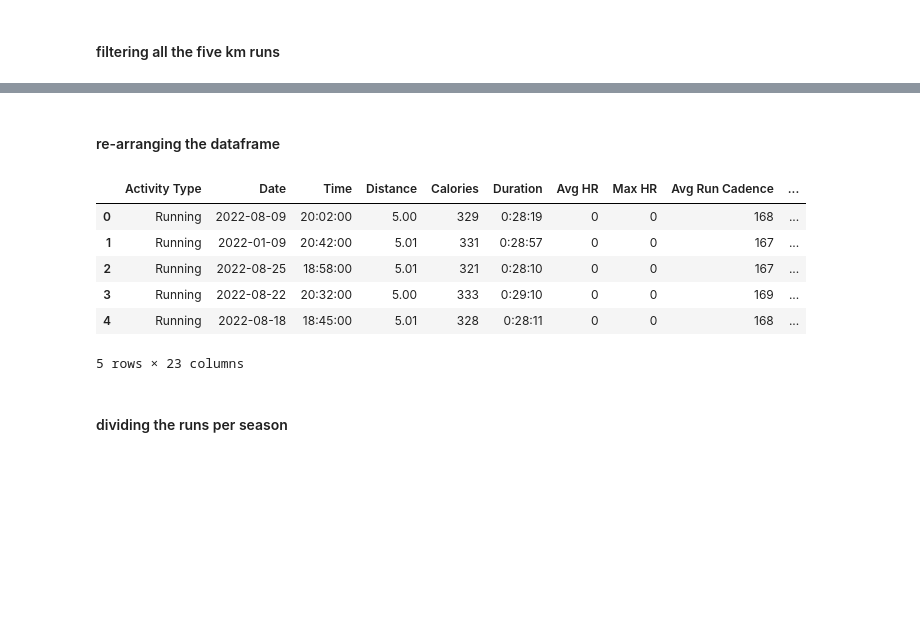
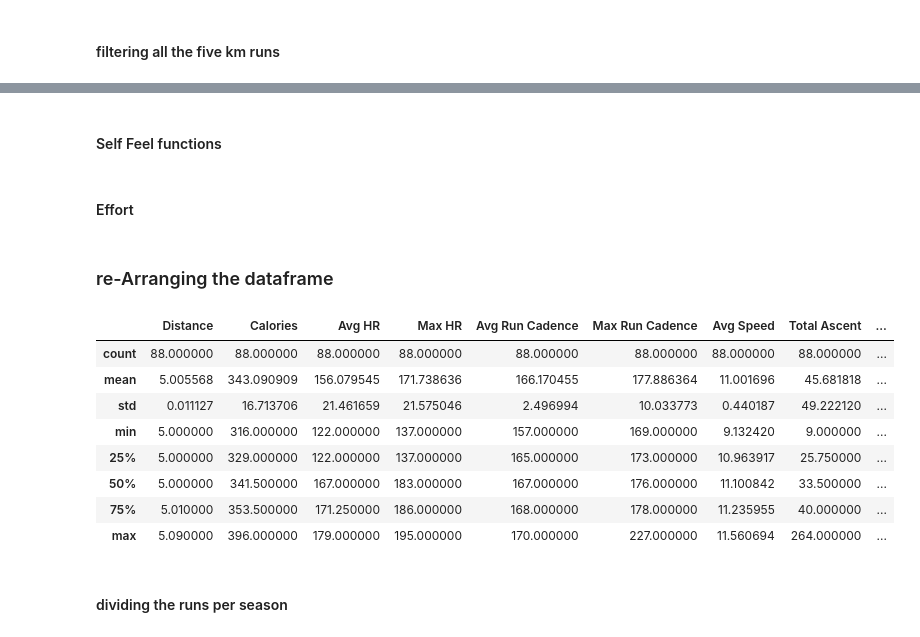
Before and after one commit to yonatan1golan/Running-Analysis, a Jupyter notebook: running_analysis.ipynb, the cells around one changed output, grey strips where cells are left out. Cells and saved outputs as stored; diff of their text form; code cells hidden in the pictures; blank space fills up the shorter version.

```diff
--- a/running_analysis.ipynb
+++ b/running_analysis.ipynb
@@ -14,13 +14,13 @@ import datetime as dt
 # %%
-def load_data(file: str) -> pd.DataFrame:
+def load_data(loc: str) -> pd.DataFrame:
     """
     param file: the name of the file with the running data
-    :return: dataframe with the data
+    return: dataframe with the data
     """
-    return pd.read_csv(file)
-file = r"running_activities.csv"
-data = load_data(file)
-data.rename(columns = {"Time" : "Duration"}, inplace=True)
+    return pd.read_csv(loc)
+location = r"running_activities.csv"
+data = load_data(location)
+data.rename(columns = {"Time" : "Duration", "Place": "Location"}, inplace=True)
 data.head()
 # %% [output]
 |  | Activity Type | Date | Distance | Calories | Duration | Avg HR | Max HR | Avg Run Cadence | ... |
@@ -33 +35,11 @@ data.head()
+# %%
+for empty_col in data.columns:
+    data.loc[data[empty_col] == "--", empty_col] = 0
+
+# columns with empty data
+cols_to_numeric = ["Avg HR", "Max HR", "Total Ascent", "Total Descent", "Min Elevation", "Max Elevation", "Effort", "Self Feel"]
+for col in cols_to_numeric:
+    data[col] = pd.to_numeric(data[col])
+    min_value = round(data[col].mean())
+    data.loc[data[col] == 0, col] = min_value
 # %% [markdown]
@@ -51,0 +273,2 @@ five_km_runs.describe()
+# %% [markdown]
+#### Self Feel functions
@@ -51,0 +301,2 @@ five_km_runs.describe()
+# %% [markdown]
+#### Effort
@@ -52,23 +329,34 @@ five_km_runs.describe()
 # %% [markdown]
-#### re-arranging the dataframe
+### re-Arranging the dataframe
 # %%
+# Making average speed, form of km/h
+average_speeds = [(60/pace_as_number(avg_pace)) for avg_pace in five_km_runs["Avg Pace"]]
+five_km_runs["Avg Speed"] = average_speeds
+
+# Dividing the date into two columns, data and time
 five_km_runs["Dates"] = pd.to_datetime(five_km_runs["Date"]).dt.date
 five_km_runs["Time"] = pd.to_datetime(five_km_runs["Date"]).dt.time
 five_km_runs = five_km_runs.drop("Date", axis=1)
 five_km_runs.rename(columns = {"Dates" : "Date"}, inplace=True)
 cols = list(five_km_runs)
+
+# re-arranging the location of the dataframe
 cols.insert(1, cols.pop(cols.index("Date")))
 cols.insert(2, cols.pop(cols.index("Time")))
+cols.insert(10, cols.pop(cols.index("Avg Speed")))
 five_km_runs = five_km_runs.loc[:, cols]
-five_km_runs.head(5)
+
+five_km_runs.describe()
 # %% [output]
-|  | Activity Type | Date | Time | Distance | Calories | Duration | Avg HR | Max HR | Avg Run Cadence | ... |
-| 0 | Running | 2022-08-09 | 20:02:00 | 5.00 | 329 | 0:28:19 | 0 | 0 | 168 | ... |
-| 1 | Running | 2022-01-09 | 20:42:00 | 5.01 | 331 | 0:28:57 | 0 | 0 | 167 | ... |
-| 2 | Running | 2022-08-25 | 18:58:00 | 5.01 | 321 | 0:28:10 | 0 | 0 | 167 | ... |
-| 3 | Running | 2022-08-22 | 20:32:00 | 5.00 | 333 | 0:29:10 | 0 | 0 | 169 | ... |
-| 4 | Running | 2022-08-18 | 18:45:00 | 5.01 | 328 | 0:28:11 | 0 | 0 | 168 | ... |
+|  | Distance | Calories | Avg HR | Max HR | Avg Run Cadence | Max Run Cadence | Avg Speed | Total Ascent | ... |
+| count | 88.000000 | 88.000000 | 88.000000 | 88.000000 | 88.000000 | 88.000000 | 88.000000 | 88.000000 | ... |
+| mean | 5.005568 | 343.090909 | 156.079545 | 171.738636 | 166.170455 | 177.886364 | 11.001696 | 45.681818 | ... |
+| std | 0.011127 | 16.713706 | 21.461659 | 21.575046 | 2.496994 | 10.033773 | 0.440187 | 49.222120 | ... |
+| min | 5.000000 | 316.000000 | 122.000000 | 137.000000 | 157.000000 | 169.000000 | 9.132420 | 9.000000 | ... |
+| 25% | 5.000000 | 329.000000 | 122.000000 | 137.000000 | 165.000000 | 173.000000 | 10.963917 | 25.750000 | ... |
+| 50% | 5.000000 | 341.500000 | 167.000000 | 183.000000 | 167.000000 | 176.000000 | 11.100842 | 33.500000 | ... |
+| 75% | 5.010000 | 353.500000 | 171.250000 | 186.000000 | 168.000000 | 178.000000 | 11.235955 | 40.000000 | ... |
+| max | 5.090000 | 396.000000 | 179.000000 | 195.000000 | 170.000000 | 227.000000 | 11.560694 | 264.000000 | ... |
-5 rows × 23 columns
 # %% [markdown]
 #### dividing the runs per season
 # %%
```
Also changed, not shown: parts of 49 cells of this notebook.
